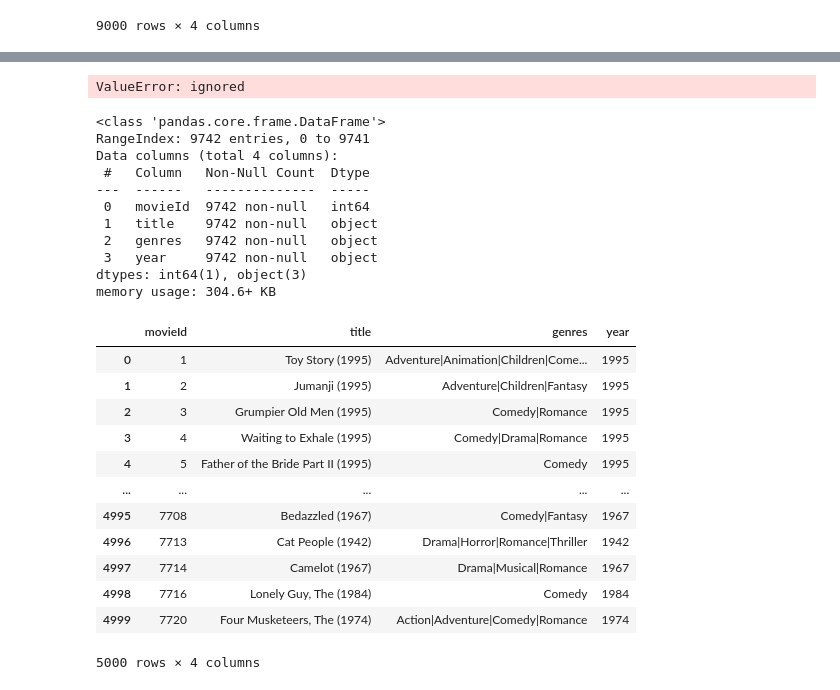
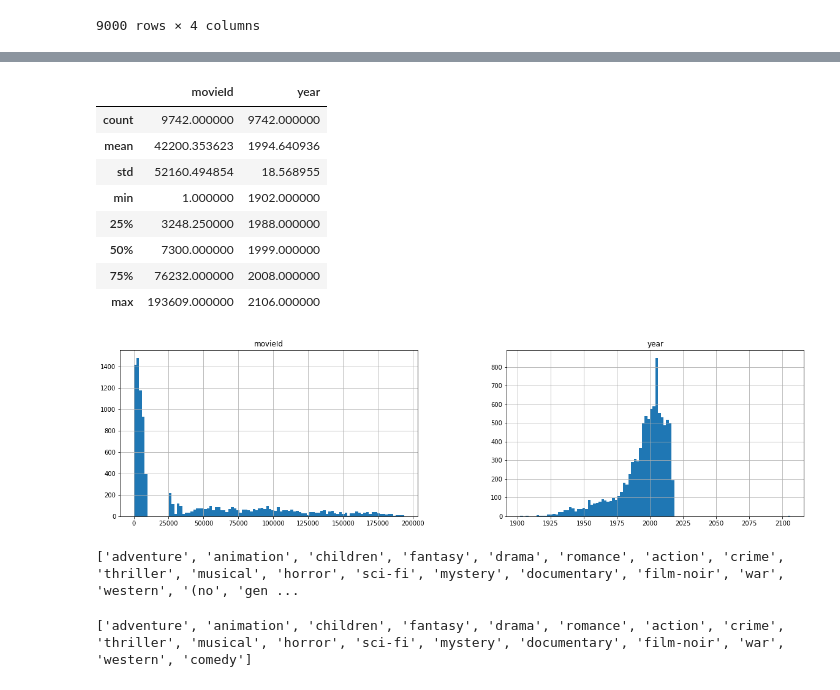
Before and after one commit to stack-raghav/MovieRecc.APP, a Jupyter notebook: Movie.ipynb, the cells around one changed output, grey strips where cells are left out. Cells and saved outputs as stored; diff of their text form; code cells hidden in the pictures.

```diff
--- a/Movie.ipynb
+++ b/Movie.ipynb
@@ -167,5 +163,3 @@ movies.head(9000)
 | 8998 | 139747 | Before We Go (2014) | Romance | 2014 |
 | 8999 | 139855 | Anomalisa (2015) | Animation|Comedy|Fantasy | 2015 |
 9000 rows × 4 columns
-# %%
-movies["year"][0] =  int(movies["year"][0])
@@ -209,34 +180,17 @@ Name: year, Length: 9742, dtype: object
-# %%
-movies['year'].astype(str).astype(int)
-# %% [output]
-ValueError: ignored
 # %%
-movies.info()
+movies.describe()
 # %% [output]
-<class 'pandas.core.frame.DataFrame'>
-RangeIndex: 9742 entries, 0 to 9741
-Data columns (total 4 columns):
- #   Column   Non-Null Count  Dtype
----  ------   --------------  -----
- 0   movieId  9742 non-null   int64
- 1   title    9742 non-null   object
- 2   genres   9742 non-null   object
- 3   year     9742 non-null   object
-dtypes: int64(1), object(3)
-memory usage: 304.6+ KB
+|  | movieId | year |
+| count | 9742.000000 | 9742.000000 |
+| mean | 42200.353623 | 1994.640936 |
+| std | 52160.494854 | 18.568955 |
+| min | 1.000000 | 1902.000000 |
+| 25% | 3248.250000 | 1988.000000 |
+| 50% | 7300.000000 | 1999.000000 |
+| 75% | 76232.000000 | 2008.000000 |
+| max | 193609.000000 | 2106.000000 |
-# %%
-movies.head(5000)
-# %% [output]
-|  | movieId | title | genres | year |
-| 0 | 1 | Toy Story (1995) | Adventure|Animation|Children|Come... | 1995 |
-| 1 | 2 | Jumanji (1995) | Adventure|Children|Fantasy | 1995 |
-| 2 | 3 | Grumpier Old Men (1995) | Comedy|Romance | 1995 |
-| 3 | 4 | Waiting to Exhale (1995) | Comedy|Drama|Romance | 1995 |
-| 4 | 5 | Father of the Bride Part II (1995) | Comedy | 1995 |
-| ... | ... | ... | ... | ... |
-| 4995 | 7708 | Bedazzled (1967) | Comedy|Fantasy | 1967 |
-| 4996 | 7713 | Cat People (1942) | Drama|Horror|Romance|Thriller | 1942 |
-| 4997 | 7714 | Camelot (1967) | Drama|Musical|Romance | 1967 |
-| 4998 | 7716 | Lonely Guy, The (1984) | Comedy | 1984 |
-| 4999 | 7720 | Four Musketeers, The (1974) | Action|Adventure|Comedy|Romance | 1974 |
-5000 rows × 4 columns
+# %%
+movies.hist(bins=100, figsize=(20,5))
+plt.show()
+# %% [output]
+[figure, added]
@@ -242,0 +233,8 @@ movies.head(5000)
+# %%
+print(gen)
+# %% [output]
+['adventure', 'animation', 'children', 'fantasy', 'drama', 'romance', 'action', 'crime', 'thriller', 'musical', 'horror', 'sci-fi', 'mystery', 'documentary', 'film-noir', 'war', 'western', '(no', 'gen ...
+# %%
+print(gen)
+# %% [output]
+['adventure', 'animation', 'children', 'fantasy', 'drama', 'romance', 'action', 'crime', 'thriller', 'musical', 'horror', 'sci-fi', 'mystery', 'documentary', 'film-noir', 'war', 'western', 'comedy']
```
Also changed, not shown: parts of 6 cells of this notebook.
